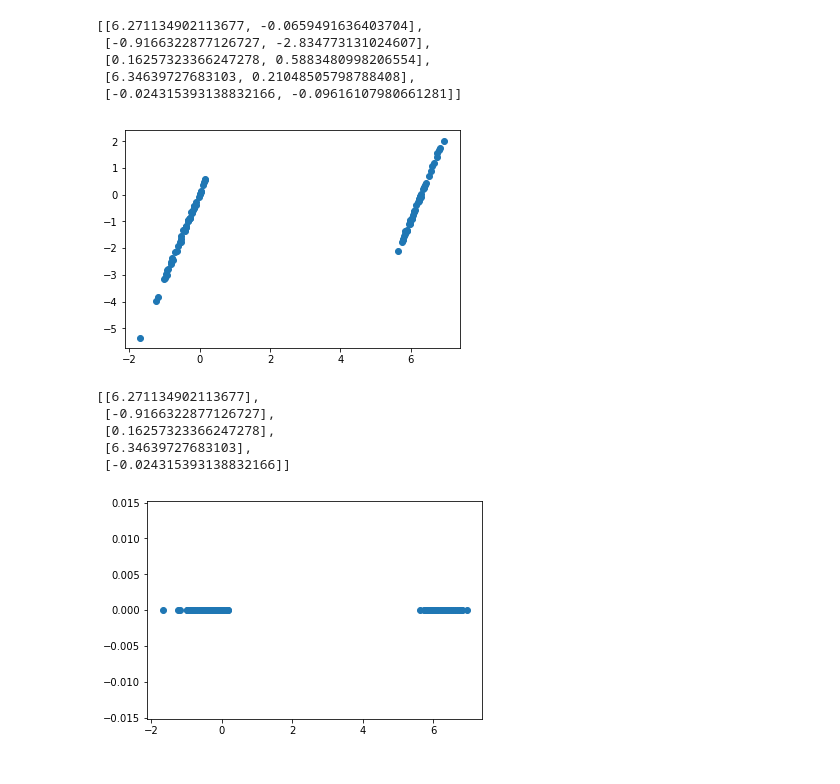
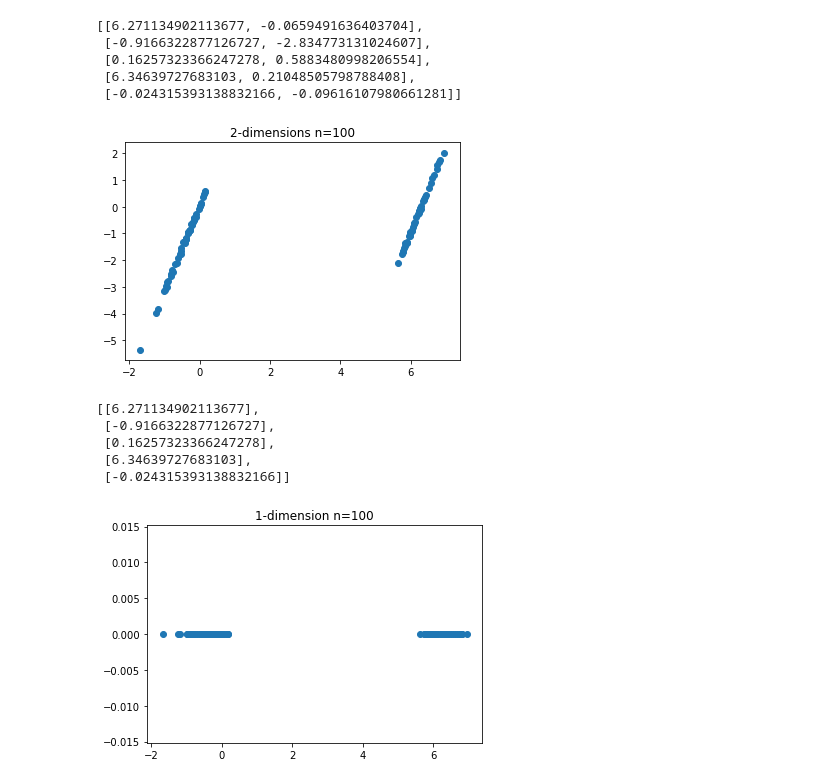
Before and after one commit to rvernagus/data-science-notebooks, a Jupyter notebook: Data Science From Scratch/10 - Working With Data.ipynb, the cells around one changed output. Saved outputs shown, nothing was run; the diff lists cells and outputs as text; code cells hidden in the pictures.

```diff
--- a/Data Science From Scratch/10 - Working With Data.ipynb
+++ b/Data Science From Scratch/10 - Working With Data.ipynb
@@ -503,8 +504,9 @@ pca_transformed[:5]
  [-0.024315393138832166, -0.09616107980661281]]
 # %%
 plt.scatter([x[0] for x in pca_transformed], [x[1] for x in pca_transformed]);
+plt.title('2-dimensions n=' + str(len(pca_transformed)));
 # %% [output]
-[figure, old version]
+[figure, new version]
 # %%
 pca_components = principal_component_analysis(pca_data, 1)
 pca_transformed = transform(pca_data, pca_components)
@@ -517,5 +519,6 @@ pca_transformed[:5]
  [-0.024315393138832166]]
 # %%
 plt.scatter([x[0] for x in pca_transformed], [0 for _ in pca_transformed]);
+plt.title('1-dimension n=' + str(len(pca_transformed)));
 # %% [output]
-[figure, old version]
+[figure, new version]
```
Also changed, not shown: parts of 1 cell of this notebook.
